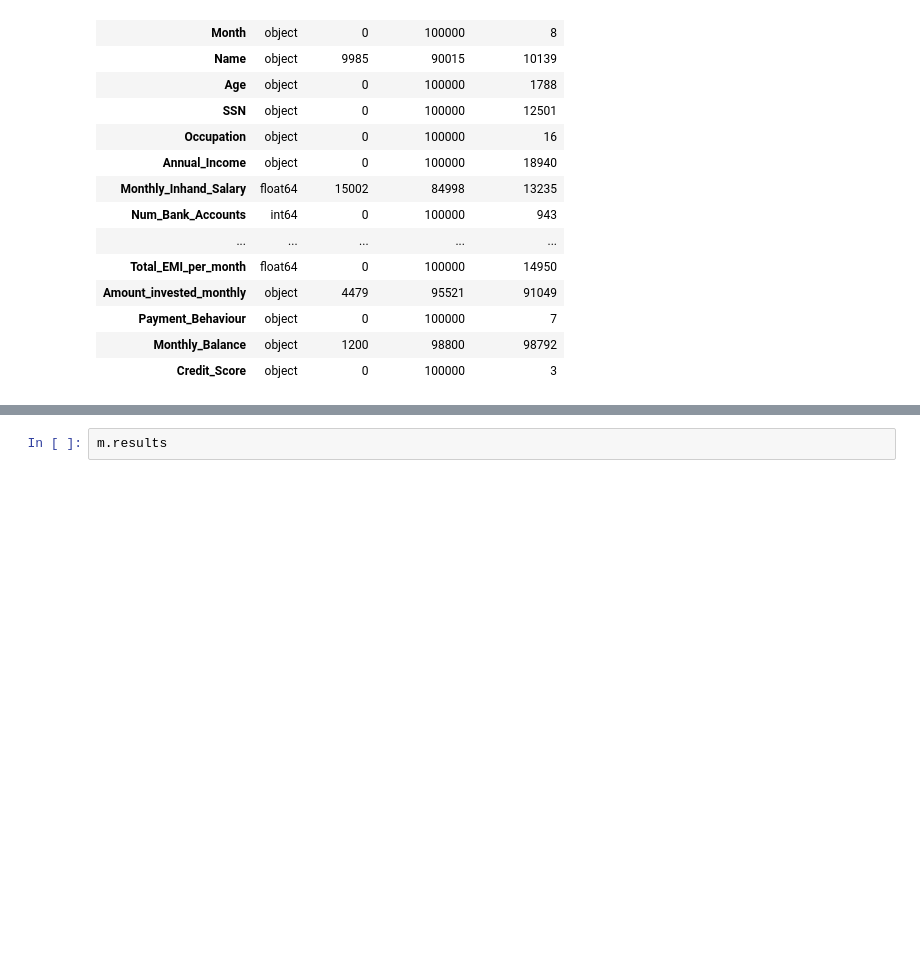
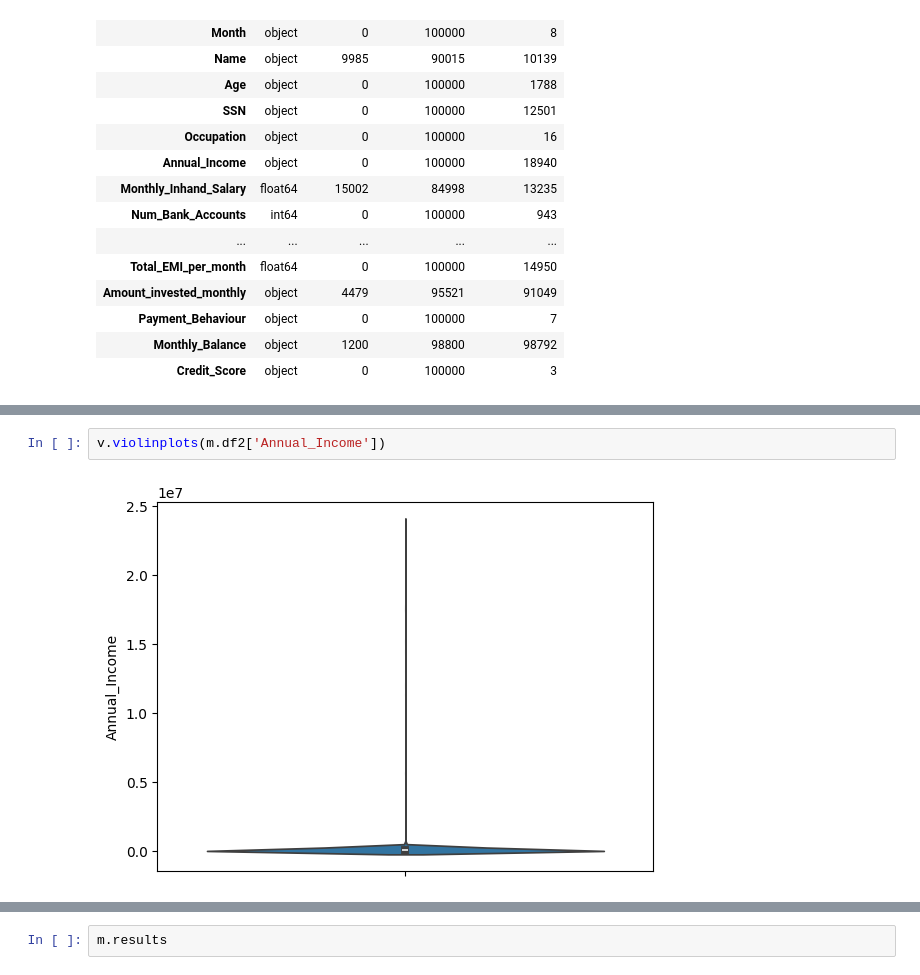
Before and after one commit to EmilianoMena/Credit_Punctuation_Model, a Jupyter notebook: notebook.ipynb, the cells around one changed output, grey strips where cells are left out. Cells and saved outputs as stored; diff of their text form; blank space fills up the shorter version.

Commit message:
Visualizations
Violinplots and heatmap functions and added to the final notebook

```diff
--- a/notebook.ipynb
+++ b/notebook.ipynb
@@ -95,0 +124,4 @@ Finally to end the data cleaning proccess we need to change the Credit_History_A
+# %%
+v.violinplots(m.df2['Annual_Income'])
+# %% [output]
+[figure, added]
```
Also changed, not shown: parts of 16 cells of this notebook, 2 other files.
